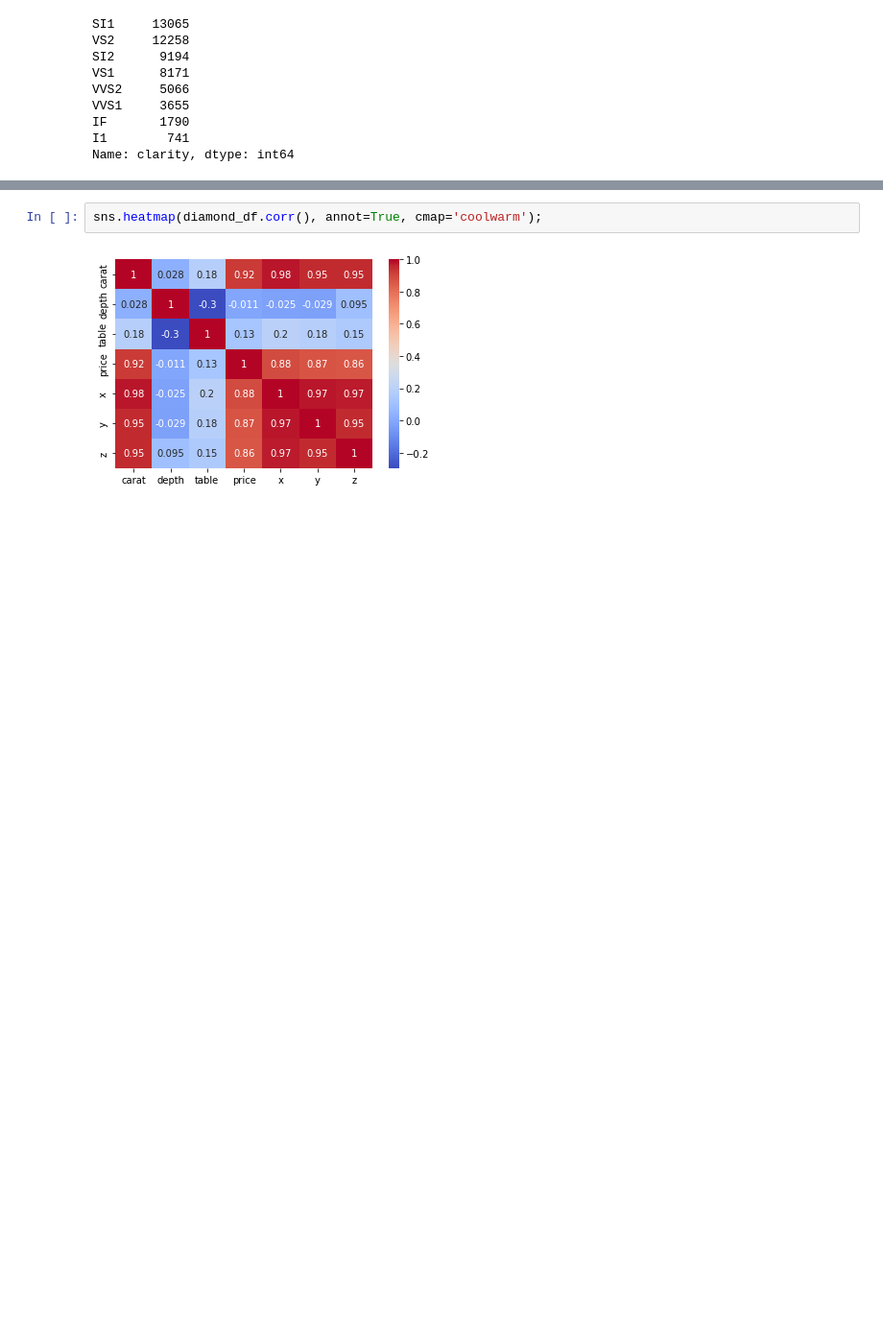
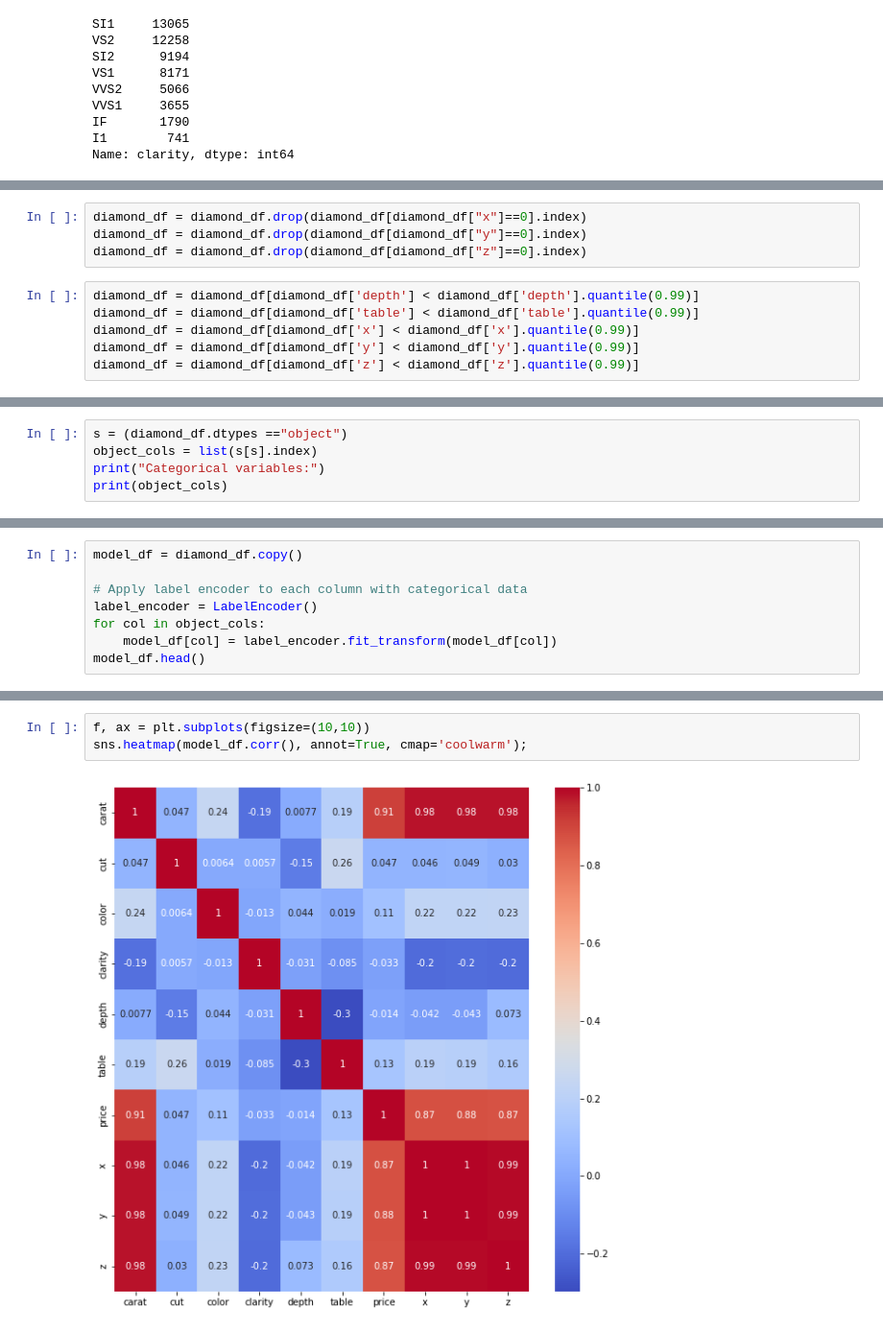
Before and after one commit to VinceDiR/diamond_price_streamlit_prototype_app, a Jupyter notebook: predictor_model.ipynb, the cells around one changed output, grey strips where cells are left out. Shown at 96% size. Drawn from its saved outputs; the diff is of its cells as text; blank space fills up the shorter version.

```diff
--- a/predictor_model.ipynb
+++ b/predictor_model.ipynb
@@ -93,0 +110,10 @@ Name: clarity, dtype: int64
+# %%
+diamond_df = diamond_df.drop(diamond_df[diamond_df["x"]==0].index)
+diamond_df = diamond_df.drop(diamond_df[diamond_df["y"]==0].index)
+diamond_df = diamond_df.drop(diamond_df[diamond_df["z"]==0].index)
+# %%
+diamond_df = diamond_df[diamond_df['depth'] < diamond_df['depth'].quantile(0.99)]
+diamond_df = diamond_df[diamond_df['table'] < diamond_df['table'].quantile(0.99)]
+diamond_df = diamond_df[diamond_df['x'] < diamond_df['x'].quantile(0.99)]
+diamond_df = diamond_df[diamond_df['y'] < diamond_df['y'].quantile(0.99)]
+diamond_df = diamond_df[diamond_df['z'] < diamond_df['z'].quantile(0.99)]
@@ -93,0 +125,5 @@ Name: clarity, dtype: int64
+# %%
+s = (diamond_df.dtypes =="object")
+object_cols = list(s[s].index)
+print("Categorical variables:")
+print(object_cols)
@@ -93,0 +133,8 @@ Name: clarity, dtype: int64
+# %%
+model_df = diamond_df.copy()
+
+# Apply label encoder to each column with categorical data
+label_encoder = LabelEncoder()
+for col in object_cols:
+    model_df[col] = label_encoder.fit_transform(model_df[col])
+model_df.head()
@@ -94,4 +148,5 @@ Name: clarity, dtype: int64
 # %%
-sns.heatmap(diamond_df.corr(), annot=True, cmap='coolwarm');
+f, ax = plt.subplots(figsize=(10,10))
+sns.heatmap(model_df.corr(), annot=True, cmap='coolwarm');
 # %% [output]
-[figure, old version]
+[figure, new version]
```
Also changed, not shown: parts of 17 cells of this notebook.
